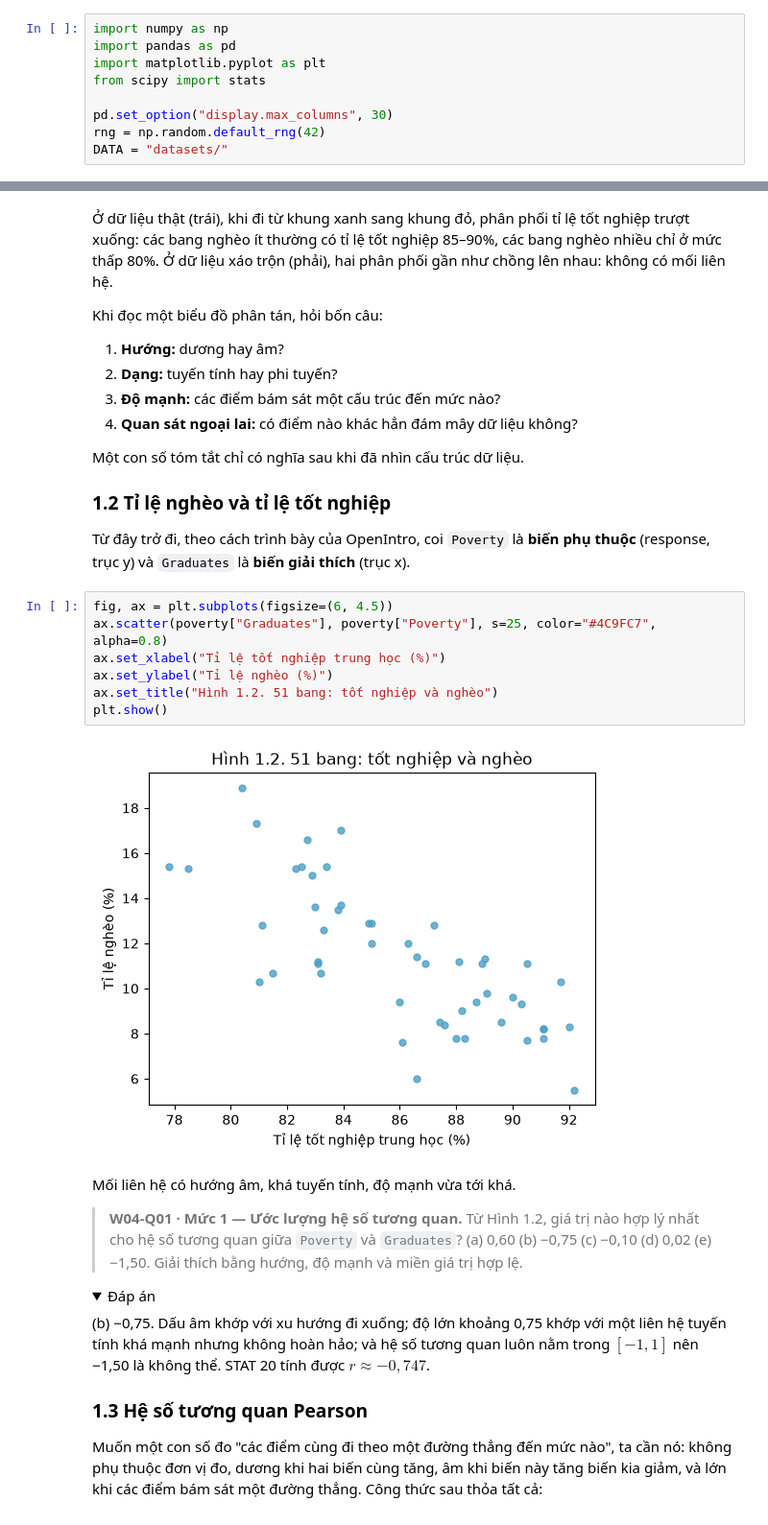
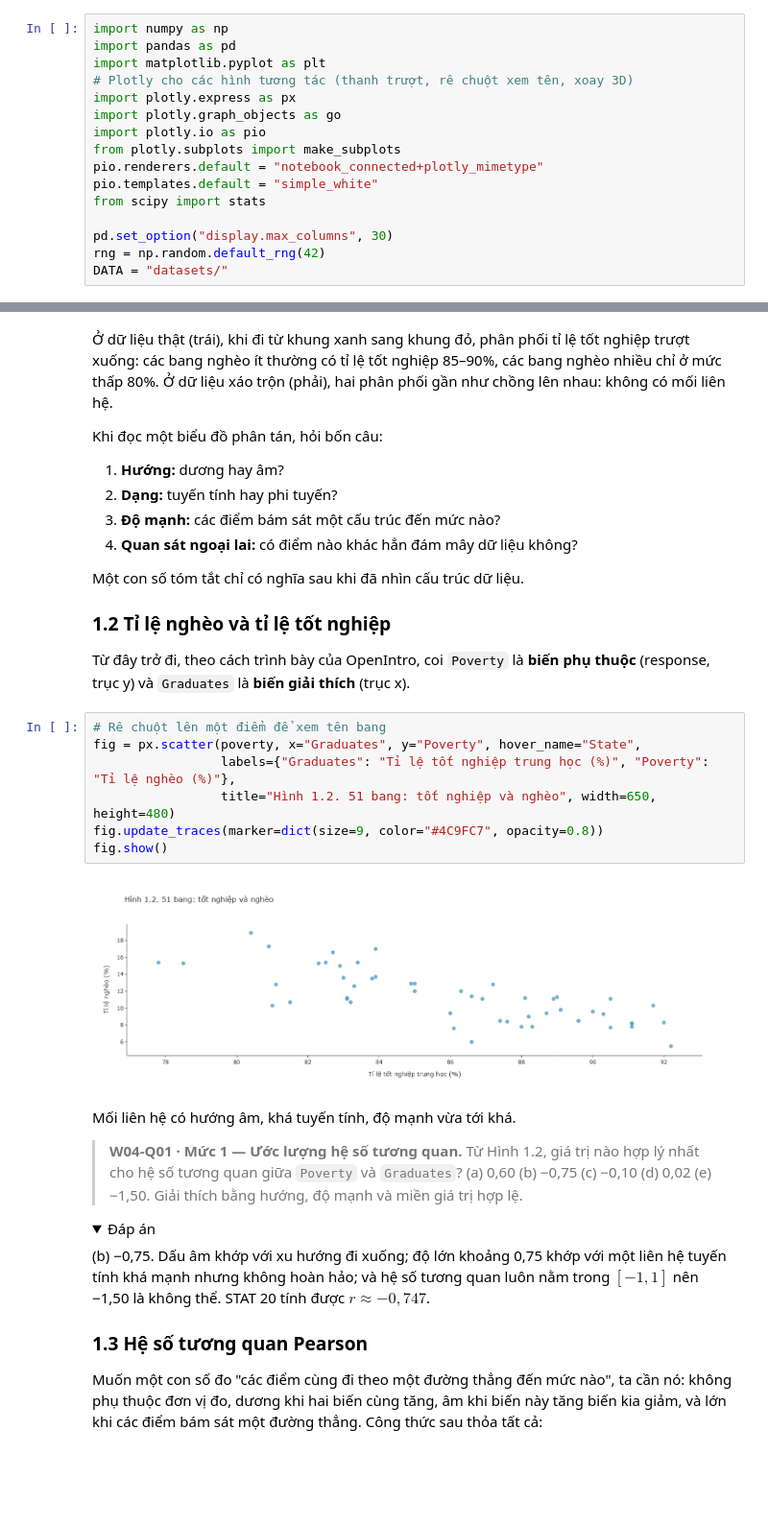
Before and after one commit to h2bach/UET.MAT1052-Labs-Materials, a Jupyter notebook: W4_TuongQuanVaHoiQuyTuyenTinh.ipynb, the cells around one changed output, grey strips where cells are left out. Shown at 96% size. Drawn from its saved outputs; the diff is of its cells as text; folded sections open; blank space fills up the shorter version.

```diff
--- a/W4_TuongQuanVaHoiQuyTuyenTinh.ipynb
+++ b/W4_TuongQuanVaHoiQuyTuyenTinh.ipynb
@@ -25,6 +24,13 @@ Mã bài tập và mức độ (1 = nhận biết, 2 = vận dụng, 3 = thử t
 import numpy as np
 import pandas as pd
 import matplotlib.pyplot as plt
+# Plotly cho các hình tương tác (thanh trượt, rê chuột xem tên, xoay 3D)
+import plotly.express as px
+import plotly.graph_objects as go
+import plotly.io as pio
+from plotly.subplots import make_subplots
+pio.renderers.default = "notebook_connected+plotly_mimetype"
+pio.templates.default = "simple_white"
 from scipy import stats
 
 pd.set_option("display.max_columns", 30)
@@ -93,15 +99,15 @@ Một con số tóm tắt chỉ có nghĩa sau khi đã nhìn cấu trúc dữ l
 ### 1.2 Tỉ lệ nghèo và tỉ lệ tốt nghiệp
 
 Từ đây trở đi, theo cách trình bày của OpenIntro, coi `Poverty` là **biến phụ thuộc** (response, trục y) và `Graduates` là **biến giải thích** (trục x).
-# %%
-fig, ax = plt.subplots(figsize=(6, 4.5))
-ax.scatter(poverty["Graduates"], poverty["Poverty"], s=25, color="#4C9FC7", alpha=0.8)
-ax.set_xlabel("Tỉ lệ tốt nghiệp trung học (%)")
-ax.set_ylabel("Tỉ lệ nghèo (%)")
-ax.set_title("Hình 1.2. 51 bang: tốt nghiệp và nghèo")
-plt.show()
-# %% [output]
-[figure, removed]
+# %%
+# Rê chuột lên một điểm để xem tên bang
+fig = px.scatter(poverty, x="Graduates", y="Poverty", hover_name="State",
+                 labels={"Graduates": "Tỉ lệ tốt nghiệp trung học (%)", "Poverty": "Tỉ lệ nghèo (%)"},
+                 title="Hình 1.2. 51 bang: tốt nghiệp và nghèo", width=650, height=480)
+fig.update_traces(marker=dict(size=9, color="#4C9FC7", opacity=0.8))
+fig.show()
+# %% [output]
+[figure, added]
 # %% [markdown]
 Mối liên hệ có hướng âm, khá tuyến tính, độ mạnh vừa tới khá.
 
```
Also changed, not shown: parts of 9 cells of this notebook, 3 other files.
